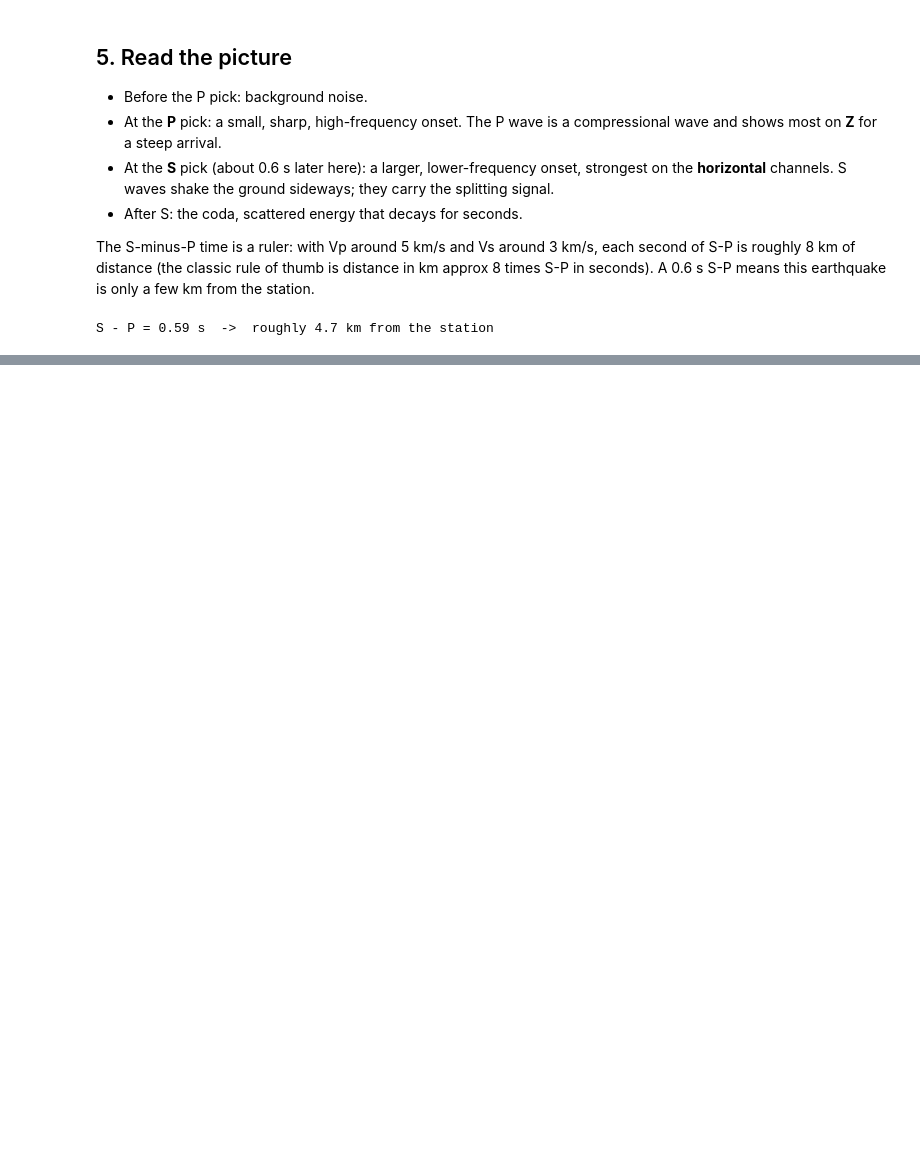
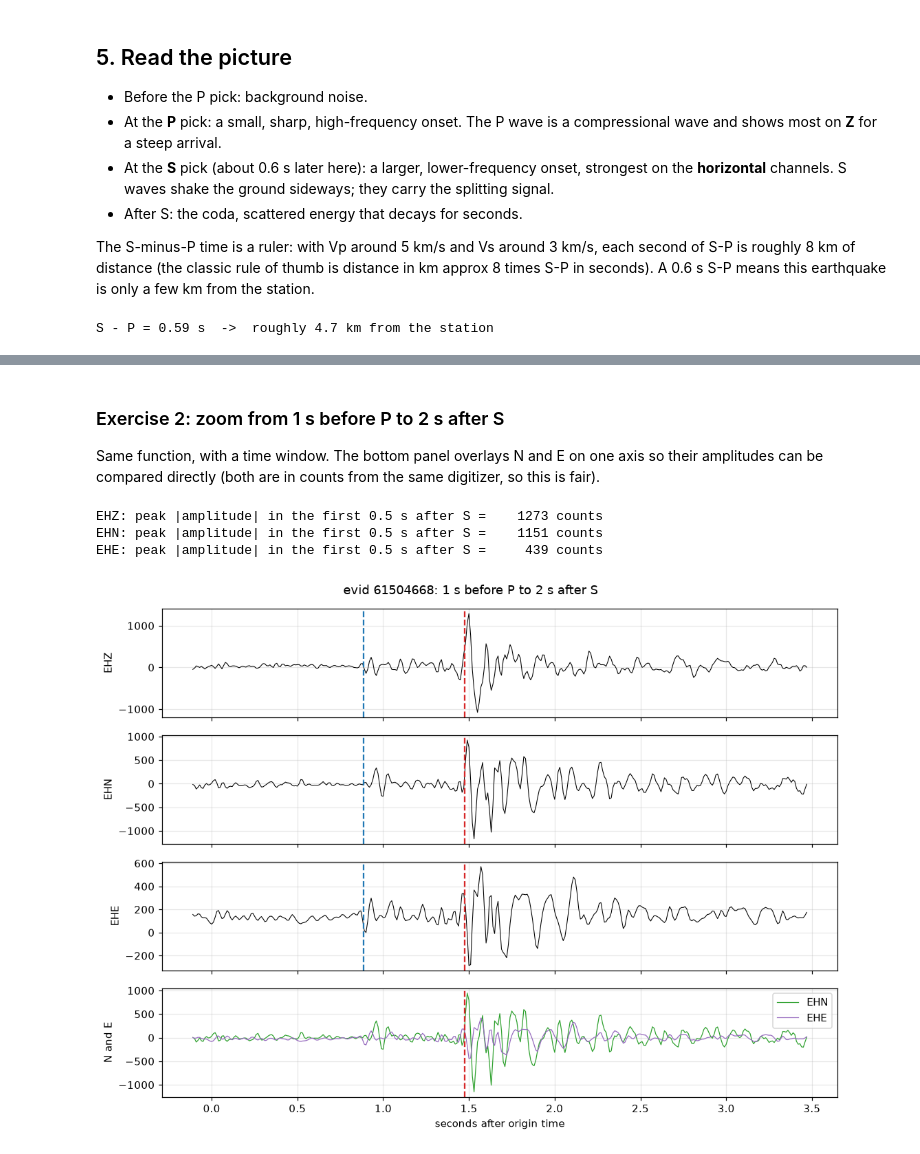
Before and after one commit to mhemmett/rainier-sws-tutorials, a Jupyter notebook: notebooks/01_what_is_a_seismogram.ipynb, the cells around one changed output, grey strips where cells are left out. Saved outputs shown, nothing was run; the diff lists cells and outputs as text; code cells hidden in the pictures; blank space fills up the shorter version.

```diff
--- a/notebooks/01_what_is_a_seismogram.ipynb
+++ b/notebooks/01_what_is_a_seismogram.ipynb
@@ -145,0 +208,27 @@ Write what surprised you in your lab notebook. Next: `02_getting_data_from_earth
+# %% [markdown]
+### Exercise 2: zoom from 1 s before P to 2 s after S
+
+Same function, with a time window. The bottom panel overlays N and E on one axis so their amplitudes can be compared directly (both are in counts from the same digitizer, so this is fair).
+# %%
+p_rel, s_rel = data.to_utc(row.p_time) - origin, data.to_utc(row.s_time) - origin
+t_min, t_max = p_rel - 1, s_rel + 2
+
+fig, axes = plt.subplots(4, 1, figsize=(10, 7.5), sharex=True)
+plot_zne(ev, row, axes[:3], t_min, t_max)
+for tr, colour in zip(ev.select(channel="??[NE]"), ["tab:green", "tab:purple"]):
+    t = tr.times(reftime=origin)
+    keep = (t >= t_min) & (t <= t_max)
+    axes[3].plot(t[keep], tr.data[keep] - tr.data.mean(), color=colour, lw=0.8, label=tr.stats.channel)
+axes[3].axvline(s_rel, color="tab:red", ls="--"); axes[3].legend(loc="upper right"); axes[3].set_ylabel("N and E")
+axes[-1].set_xlabel("seconds after origin time")
+fig.suptitle(f"evid {row.evid}: 1 s before P to 2 s after S")
+plt.tight_layout()
+
+for tr in ev.copy().detrend("demean"):
+    win = tr.slice(data.to_utc(row.s_time), data.to_utc(row.s_time) + 0.5).data
+    print(f"{tr.stats.channel}: peak |amplitude| in the first 0.5 s after S = {np.abs(win).max():7.0f} counts")
+# %% [output]
+EHZ: peak |amplitude| in the first 0.5 s after S =    1273 counts
+EHN: peak |amplitude| in the first 0.5 s after S =    1151 counts
+EHE: peak |amplitude| in the first 0.5 s after S =     439 counts
+[figure, added]
```
Also changed, not shown: parts of 19 cells of this notebook, 30 other files.
